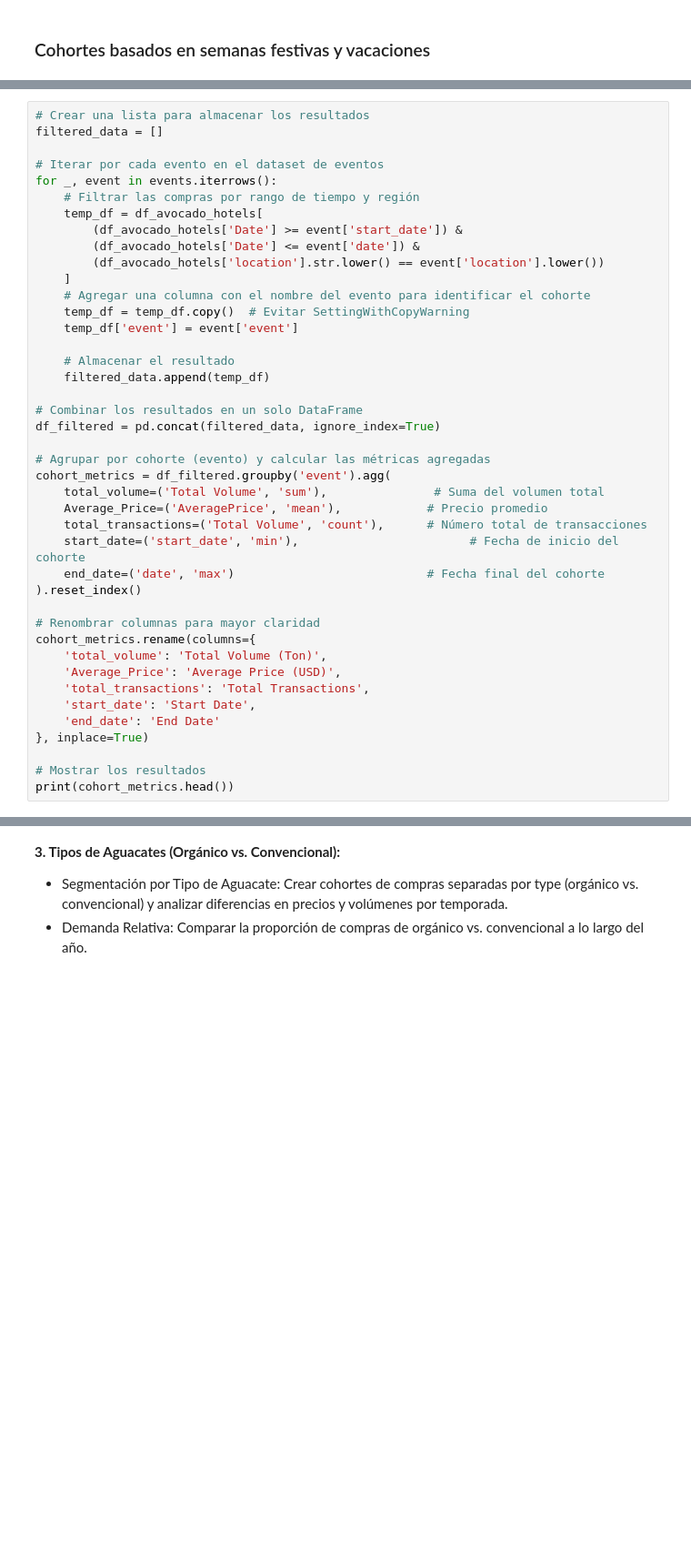
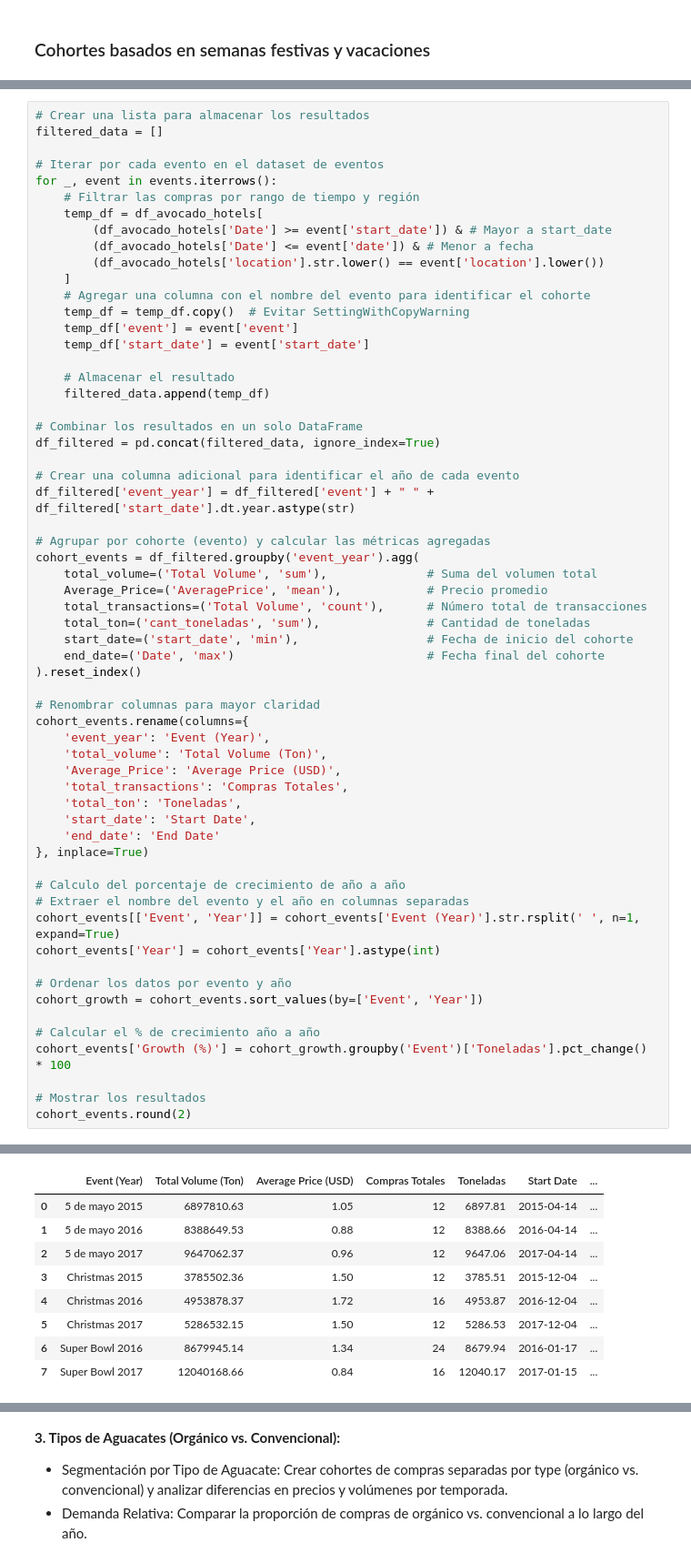
Before and after one commit to Julix4/AvoEconomics, a Jupyter notebook: cohortes-avanzados.ipynb, the cells around one changed output, grey strips where cells are left out. Shown: that part at 91% size. Cells and saved outputs as stored; diff of their text form; blank space fills up the shorter version.

```diff
--- a/cohortes-avanzados.ipynb
+++ b/cohortes-avanzados.ipynb
@@ -440,13 +440,14 @@ filtered_data = []
 for _, event in events.iterrows():
     # Filtrar las compras por rango de tiempo y región
     temp_df = df_avocado_hotels[
-        (df_avocado_hotels['Date'] >= event['start_date']) &
-        (df_avocado_hotels['Date'] <= event['date']) &
+        (df_avocado_hotels['Date'] >= event['start_date']) & # Mayor a start_date
+        (df_avocado_hotels['Date'] <= event['date']) & # Menor a fecha
         (df_avocado_hotels['location'].str.lower() == event['location'].lower())
     ]
     # Agregar una columna con el nombre del evento para identificar el cohorte
     temp_df = temp_df.copy()  # Evitar SettingWithCopyWarning
     temp_df['event'] = event['event']
+    temp_df['start_date'] = event['start_date']
 
     # Almacenar el resultado
     filtered_data.append(temp_df)
@@ -454,24 +455,41 @@ for _, event in events.iterrows():
 # Combinar los resultados en un solo DataFrame
 df_filtered = pd.concat(filtered_data, ignore_index=True)
 
+# Crear una columna adicional para identificar el año de cada evento
+df_filtered['event_year'] = df_filtered['event'] + " " + df_filtered['start_date'].dt.year.astype(str)
+
 # Agrupar por cohorte (evento) y calcular las métricas agregadas
-cohort_metrics = df_filtered.groupby('event').agg(
-    total_volume=('Total Volume', 'sum'),               # Suma del volumen total
+cohort_events = df_filtered.groupby('event_year').agg(
+    total_volume=('Total Volume', 'sum'),              # Suma del volumen total
     Average_Price=('AveragePrice', 'mean'),            # Precio promedio
     total_transactions=('Total Volume', 'count'),      # Número total de transacciones
-    start_date=('start_date', 'min'),                        # Fecha de inicio del cohorte
-    end_date=('date', 'max')                           # Fecha final del cohorte
+    total_ton=('cant_toneladas', 'sum'),               # Cantidad de toneladas
+    start_date=('start_date', 'min'),                  # Fecha de inicio del cohorte
+    end_date=('Date', 'max')                           # Fecha final del cohorte
 ).reset_index()
 
 # Renombrar columnas para mayor claridad
-cohort_metrics.rename(columns={
+cohort_events.rename(columns={
+    'event_year': 'Event (Year)',
     'total_volume': 'Total Volume (Ton)',
     'Average_Price': 'Average Price (USD)',
-    'total_transactions': 'Total Transactions',
+    'total_transactions': 'Compras Totales',
+    'total_ton': 'Toneladas',
     'start_date': 'Start Date',
     'end_date': 'End Date'
 }, inplace=True)
 
+# Calculo del porcentaje de crecimiento de año a año
+# Extraer el nombre del evento y el año en columnas separadas
+cohort_events[['Event', 'Year']] = cohort_events['Event (Year)'].str.rsplit(' ', n=1, expand=True)
+cohort_events['Year'] = cohort_events['Year'].astype(int)
+
+# Ordenar los datos por evento y año
+cohort_growth = cohort_events.sort_values(by=['Event', 'Year'])
+
+# Calcular el % de crecimiento año a año
+cohort_events['Growth (%)'] = cohort_growth.groupby('Event')['Toneladas'].pct_change() * 100
+
 # Mostrar los resultados
-print(cohort_metrics.head())
+cohort_events.round(2)
 # %% [output]
@@ -478,0 +496,9 @@ KeyError: "Column(s) ['date', 'start_date'] do not exist"
+|  | Event (Year) | Total Volume (Ton) | Average Price (USD) | Compras Totales | Toneladas | Start Date | ... |
+| 0 | 5 de mayo 2015 | 6897810.63 | 1.05 | 12 | 6897.81 | 2015-04-14 | ... |
+| 1 | 5 de mayo 2016 | 8388649.53 | 0.88 | 12 | 8388.66 | 2016-04-14 | ... |
+| 2 | 5 de mayo 2017 | 9647062.37 | 0.96 | 12 | 9647.06 | 2017-04-14 | ... |
+| 3 | Christmas 2015 | 3785502.36 | 1.50 | 12 | 3785.51 | 2015-12-04 | ... |
+| 4 | Christmas 2016 | 4953878.37 | 1.72 | 16 | 4953.87 | 2016-12-04 | ... |
+| 5 | Christmas 2017 | 5286532.15 | 1.50 | 12 | 5286.53 | 2017-12-04 | ... |
+| 6 | Super Bowl 2016 | 8679945.14 | 1.34 | 24 | 8679.94 | 2016-01-17 | ... |
+| 7 | Super Bowl 2017 | 12040168.66 | 0.84 | 16 | 12040.17 | 2017-01-15 | ... |
```
Also changed, not shown: parts of 4 cells of this notebook.
